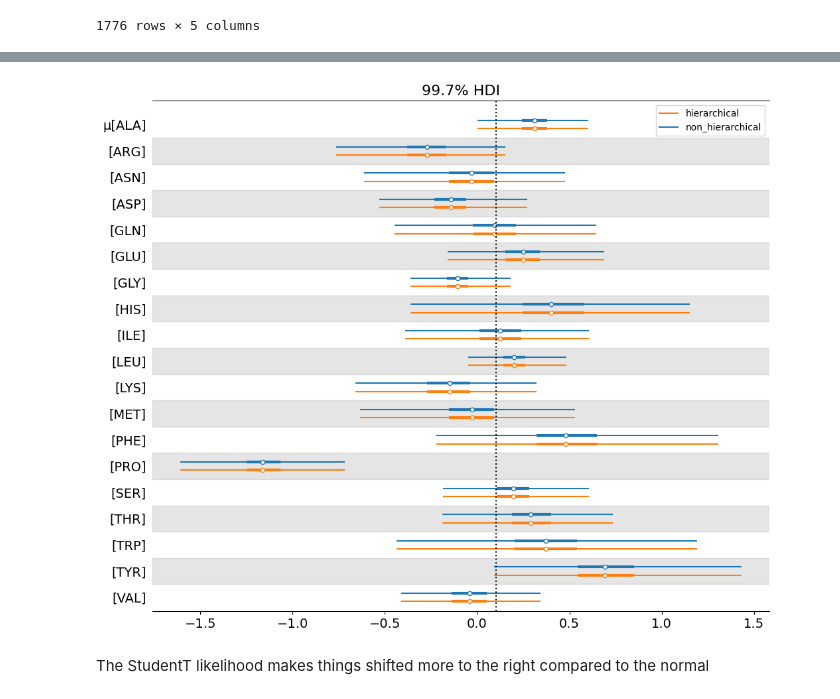
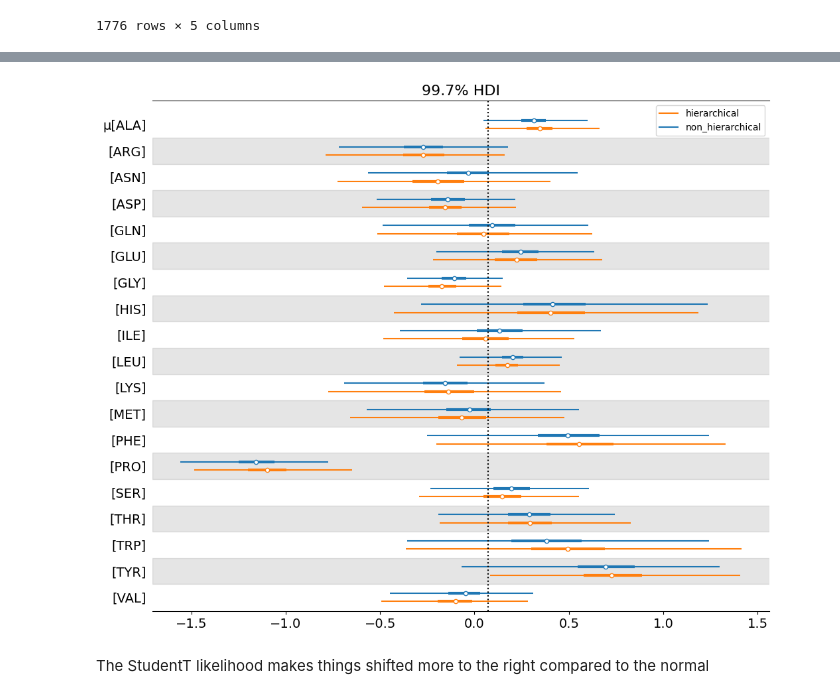
Before and after one commit to sanganalasya-hash/Data-Science, a Jupyter notebook: Copy_of_Unit4ExerciesSF.ipynb, the cells around one changed output, grey strips where cells are left out. Cells and saved outputs as stored; diff of their text form; code cells hidden in the pictures.

```diff
--- a/Copy_of_Unit4ExerciesSF.ipynb
+++ b/Copy_of_Unit4ExerciesSF.ipynb
@@ -66,26 +77,0 @@ aa_coords
-# %%
-
-with pm.Model(coords=aa_coords) as cs_h_model:
-    # hyperpriors. Notice how there's no dims argument.
-    #this means that the hyperprior is shared across all amino acids
-    μ_mu = pm.Normal('μ_mu', mu = 0, sigma = 10)
-    μ_sd = pm.HalfNormal('μ_sd', sigma = 10)
-
-    # priors. There is a different prior for each amino acid,
-    #but now the μ priors 'talk' to one another through μ_mu and μ_sd
-    μ = pm.Normal('μ',
-                  mu = μ_mu, # I include the hyperprior in my prior
-                  sigma = μ_sd, # I include the hyperprior in my prior
-                  dims = "aa")
-
-    σ = pm.HalfNormal('σ', sigma = 10,
-                      dims = "aa")
-
-    #likelihood; same as before
-    y = pm.Normal('y',
-                  mu = μ[aa_idx], #I include the prior in my likelihood
-                  sigma = σ[aa_idx], #I include the prior in my likelihood
-                  observed = cs_data.diff_TminusE)
-
-    #cs for chemshift, h for heirarchical
-    idata_cs_h = pm.sample()
@@ -131,15 +105,15 @@ with pm.Model(coords=aa_coords) as cs_h_model:
     idata_cs_ht = pm.sample()
 # %%
 #plots a 99.7% hdi for the posteriors of both models on the same plot
-axes = az.plot_forest([idata_cs_h, idata_cs_h], kind="forestplot",
+axes = az.plot_forest([idata_cs_ht, idata_cs_h], kind="forestplot",
                       model_names=['non_hierarchical', 'hierarchical'],
                       var_names='μ', combined=True, figsize=(12, 10),hdi_prob=0.997)
 
 #plots overall mean of the hierarchical model; do not confuse with 0
 y_lims = axes[0].get_ylim()
 axes[0].vlines(idata_cs_h.posterior['μ_mu'].mean(), *y_lims, color="k", ls=":");
 # %% [output]
-[figure, old version]
+[figure, new version]
 # %% [markdown]
 The StudentT likelihood makes things shifted more to the right compared to the normal
 # %% [markdown]
```
Also changed, not shown: parts of 9 cells of this notebook.
